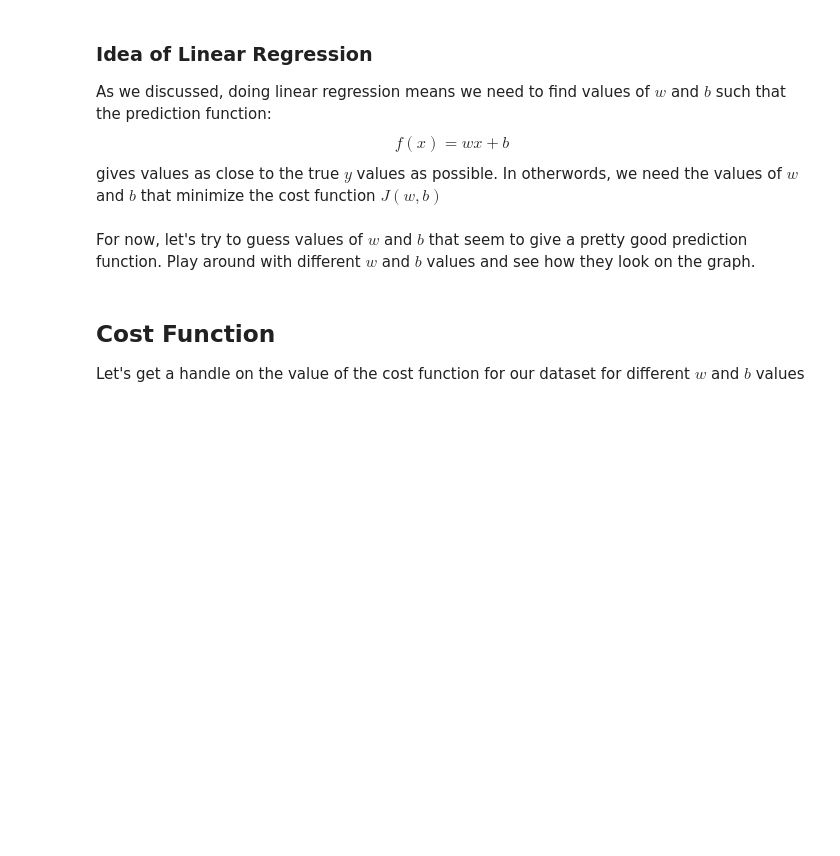
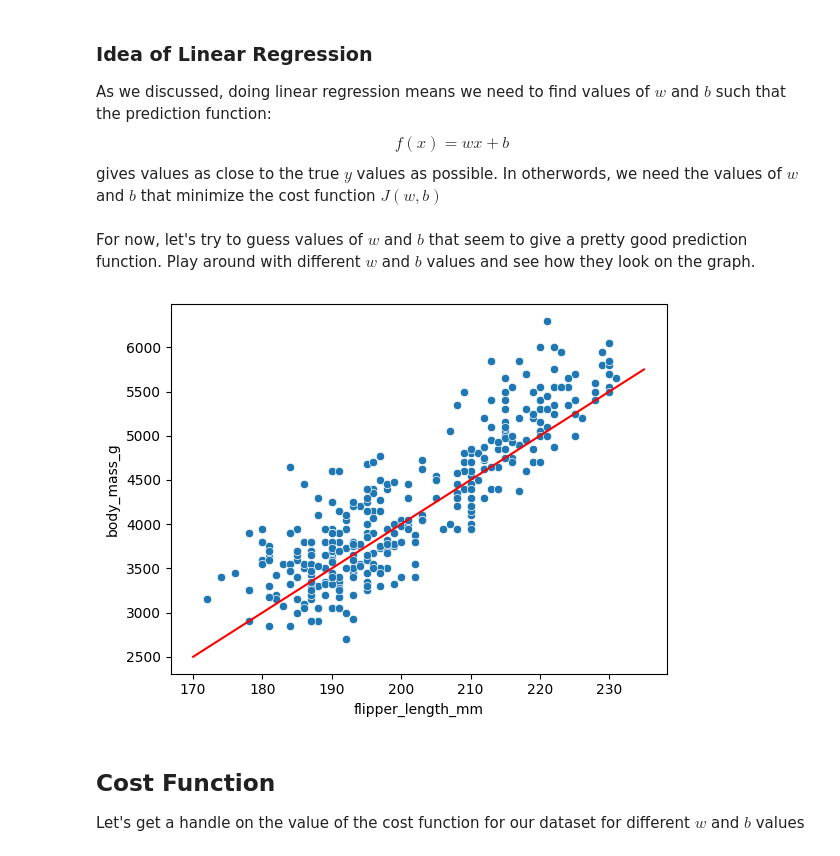
Before and after one commit to dymiyata/python-pro-intro-to-ml-spring-2026, a Jupyter notebook: intro_to_linear_regression.ipynb, the cells around one changed output. Cells and saved outputs as stored; diff of their text form; code cells hidden in the pictures; blank space fills up the shorter version.

```diff
--- a/intro_to_linear_regression.ipynb
+++ b/intro_to_linear_regression.ipynb
@@ -26,6 +53,21 @@ $$f(x) = w x + b$$
 gives values as close to the true $y$ values as possible.  In otherwords, we need the values of $w$ and $b$ that minimize the cost function $J(w,b)$
 # %% [markdown]
 For now, let's try to guess values of $w$ and $b$ that seem to give a pretty good prediction function. Play around with different $w$ and $b$ values and see how they look on the graph.
+# %%
+# Stuff to plot a line
+# x is a numpy array of 100 evenly spaced values from 170 to 235
+# w is slope
+# b is y-intercept
+x = np.linspace(170, 235, 100)
+w = 50
+b = -6000
+
+# plot scatterplot with line over it
+sns.scatterplot(data=df, x=X, y=Y)
+plt.plot(x, w*x + b, color="red")
+plt.show()
+# %% [output]
+[figure, added]
 # %% [markdown]
 ## Cost Function
 
```
Also changed, not shown: parts of 17 cells of this notebook.
